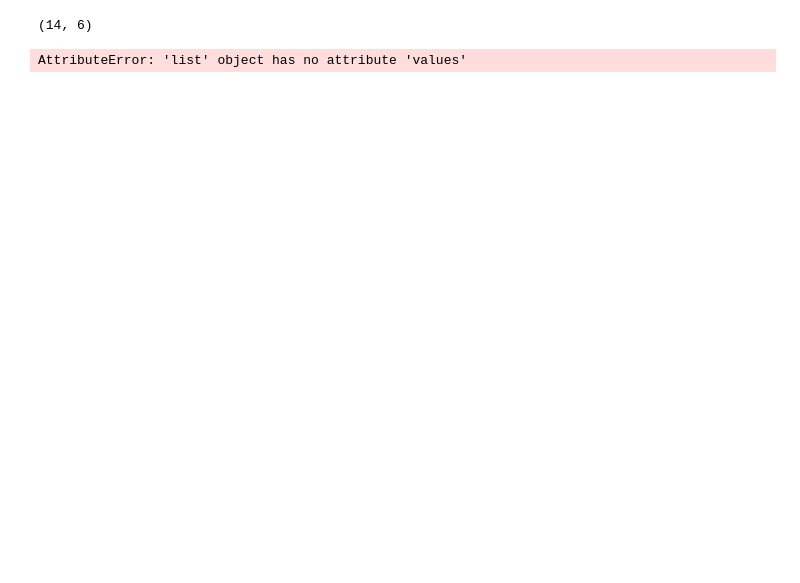
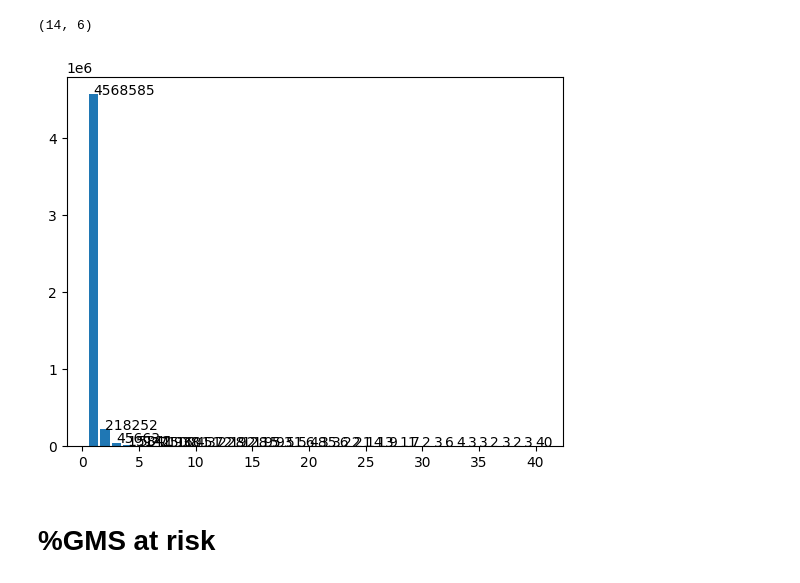
Before and after one commit to yqngzh/yzhang-adhoc-analysis, a Jupyter notebook: 2023Q3_query_taxonomy/7_lastpass_boost.ipynb, the cells around one changed output. Saved outputs shown, nothing was run; the diff lists cells and outputs as text; code cells hidden in the pictures; blank space fills up the shorter version.

Commit message:
update percent gms at risk analysis

```diff
--- a/2023Q3_query_taxonomy/7_lastpass_boost.ipynb
+++ b/2023Q3_query_taxonomy/7_lastpass_boost.ipynb
@@ -90,14 +90,16 @@ df[df.n_level2_paths >= 40].shape
 # %%
 bins = list(range(1, 40))
 hist_values = df.n_level2_paths.value_counts()[bins]
 bins.append(40)
 hist_values = list(hist_values.values)
 hist_values.append(40)
 
-ax = plt.bar(x=bins, height=hist_values.values)
-for x, y, p in zip(bins, hist_values.values, hist_values.values):
+ax = plt.bar(x=bins, height=hist_values)
+for x, y, p in zip(bins, hist_values, hist_values):
     plt.text(x, y, p)
 
 plt.show()
 # %% [output]
-AttributeError: 'list' object has no attribute 'values'
+[figure, added]
+# %% [markdown]
+# %GMS at risk
```
Also changed, not shown: parts of 6 cells of this notebook, 1 other file.
